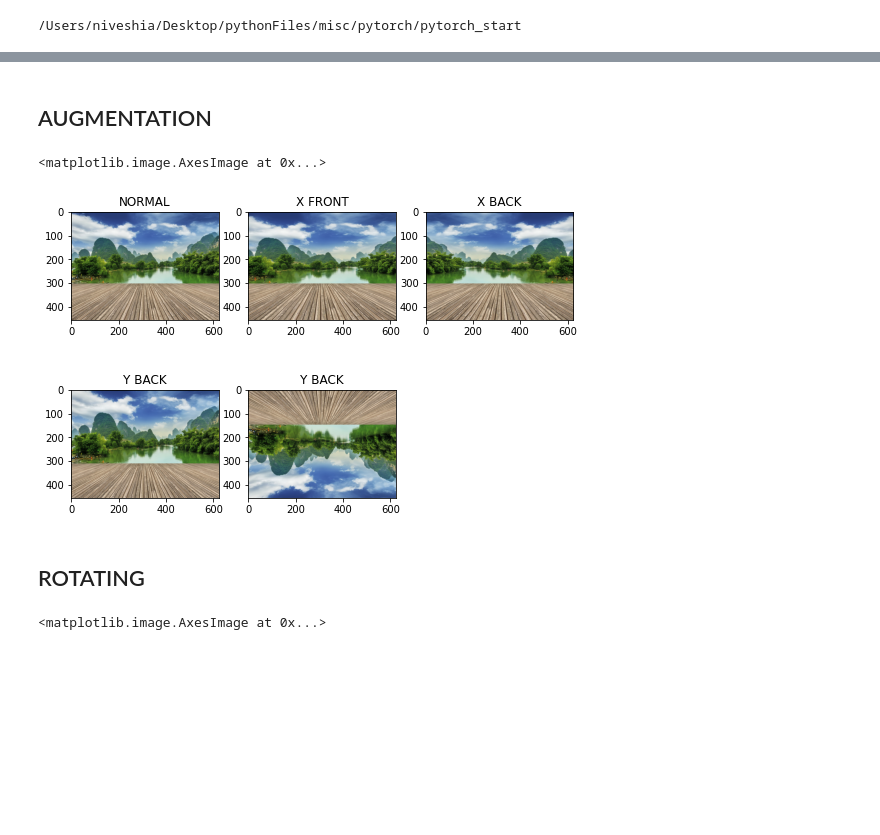
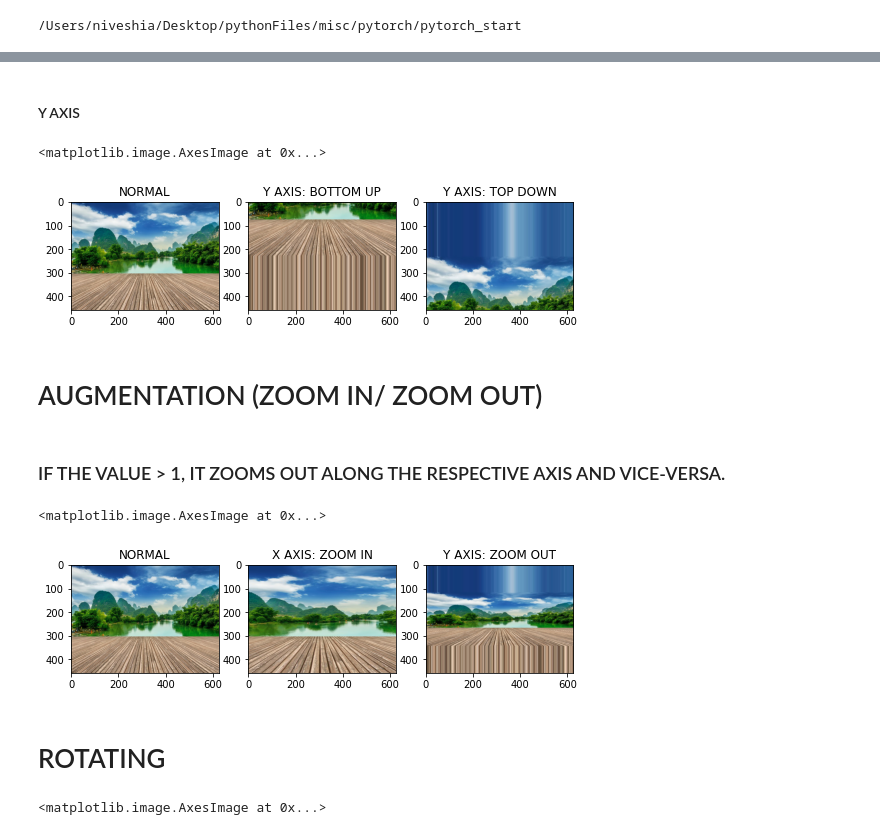
Before and after one commit to adhish9899/pytorch_start, a Jupyter notebook: affline_transformation_example.ipynb, the cells around one changed output, grey strips where cells are left out. Cells and saved outputs as stored; diff of their text form; code cells hidden in the pictures; blank space fills up the shorter version.

```diff
--- a/affline_transformation_example.ipynb
+++ b/affline_transformation_example.ipynb
@@ -130,5 +157,30 @@ plt.imshow(offset(i=[[1,-0.3]]))
+# %% [markdown]
+#### Y AXIS
+# %%
+ax = []
+fig = plt.figure(figsize=(9, 6))
+
+columns = 3
+rows = 1
+
+ax.append( fig.add_subplot(rows, columns, 1))
+ax[-1].set_title("NORMAL")  # set title
+plt.imshow(offset(i=[]))
+
+ax.append( fig.add_subplot(rows, columns, 2))
+ax[-1].set_title("Y AXIS: BOTTOM UP")  # set title
+plt.imshow(offset(i=[[1,1]]))
+
+ax.append( fig.add_subplot(rows, columns, 3))
+ax[-1].set_title("Y AXIS: TOP DOWN")  # set title
+plt.imshow(offset(i=[[1,-1]]))
+# %% [output]
+<matplotlib.image.AxesImage at 0x...>
+[figure, added]
 # %% [markdown]
-## AUGMENTATION
+# AUGMENTATION (ZOOM IN/ ZOOM OUT)
+# %% [markdown]
+### IF THE VALUE > 1, IT ZOOMS OUT ALONG THE RESPECTIVE AXIS AND VICE-VERSA.
 # %%
 def augment(i=[0,1]):
 
@@ -147,38 +199,28 @@ def augment(i=[0,1]):
   check = F.grid_sample(img_ten, affine, padding_mode="border").to("cpu")
   return check.squeeze(0).permute(1,2,0).to(torch.long)
 # %%
-
 ax = []
 fig = plt.figure(figsize=(9, 6))
 
 columns = 3
-rows = 2
+rows = 1
 
 ax.append( fig.add_subplot(rows, columns, 1))
 ax[-1].set_title("NORMAL")  # set title
 plt.imshow(augment(i=[]))
 
 ax.append( fig.add_subplot(rows, columns, 2))
-ax[-1].set_title("X FRONT")  # set title
-plt.imshow(augment(i=[[0,0.8]]))
+ax[-1].set_title("X AXIS: ZOOM IN")  # set title
+plt.imshow(augment(i=[[0,0.5]]))
 
 ax.append( fig.add_subplot(rows, columns, 3))
-ax[-1].set_title("X BACK")  # set title
-plt.imshow(augment(i=[[0,-0.8]]))
-
-ax.append( fig.add_subplot(rows, columns, 4))
-ax[-1].set_title("Y BACK")  # set title
-plt.imshow(augment(i=[[1,0.9]]))
-
-
-ax.append( fig.add_subplot(rows, columns, 5))
-ax[-1].set_title("Y BACK")  # set title
-plt.imshow(augment(i=[[1,-0.9]]))
+ax[-1].set_title("Y AXIS: ZOOM OUT")  # set title
+plt.imshow(augment(i=[[1,2]]))
 # %% [output]
 <matplotlib.image.AxesImage at 0x...>
-[figure, old version]
+[figure, new version]
 # %% [markdown]
-## ROTATING
+# ROTATING
 # %%
 def rotate(i=45):
 
```
Also changed, not shown: parts of 18 cells of this notebook.
